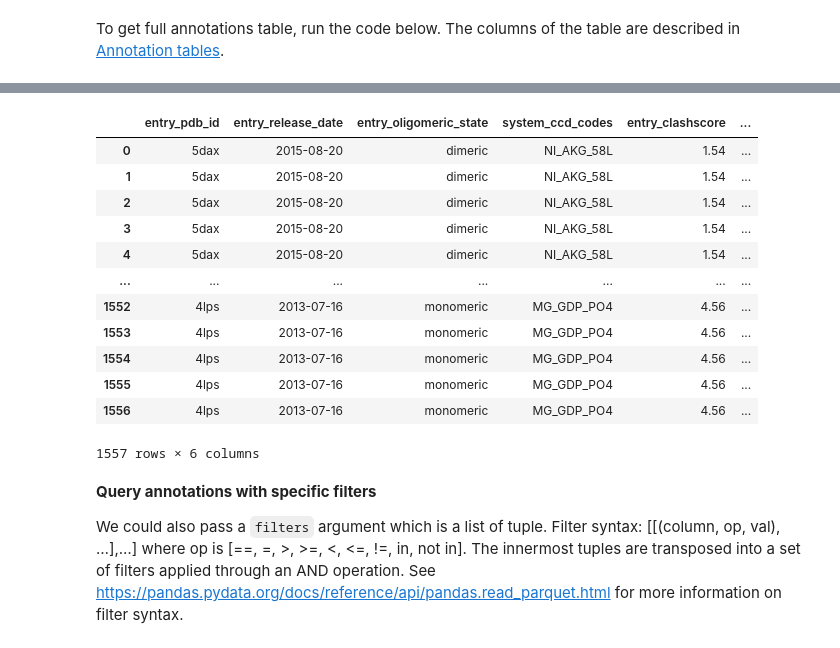
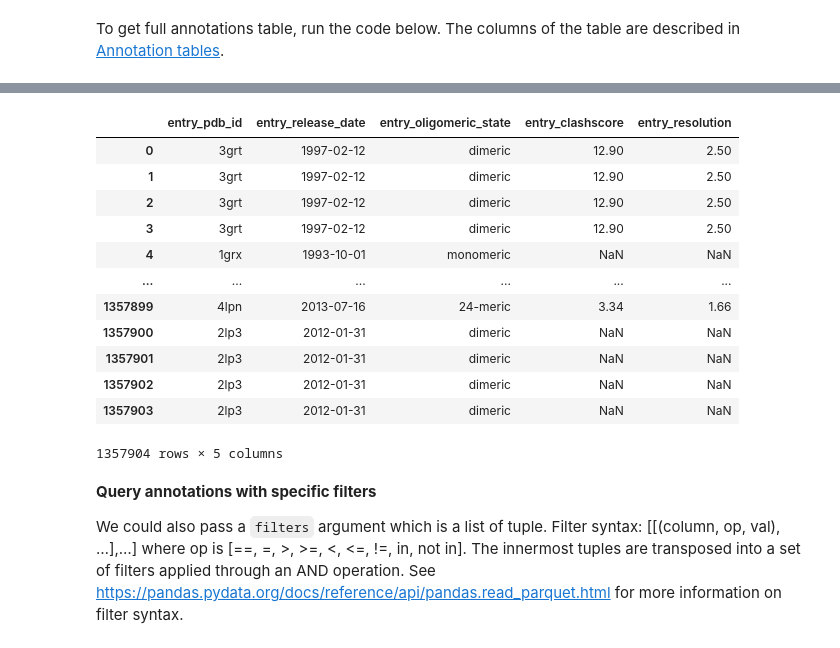
Before and after one commit to plinder-org/plinder, a Jupyter notebook: docs/tutorial/api.ipynb, the cells around one changed output, grey strips where cells are left out. Cells and saved outputs as stored; diff of their text form; code cells hidden in the pictures.

```diff
--- a/docs/tutorial/api.ipynb
+++ b/docs/tutorial/api.ipynb
@@ -148,6 +147,6 @@ query_index()
 # %%
 # Get specific columns from the annotation table
 cols_of_interest = ['entry_pdb_id', 'entry_release_date', 'entry_oligomeric_state',
-'system_ccd_codes', 'entry_clashscore', 'entry_resolution']
+'entry_clashscore', 'entry_resolution']
 query_index(columns=cols_of_interest)
 # %% [output]
@@ -155,16 +154,16 @@ query_index(columns=cols_of_interest)
-|  | entry_pdb_id | entry_release_date | entry_oligomeric_state | system_ccd_codes | entry_clashscore | ... |
-| 0 | 5dax | 2015-08-20 | dimeric | NI_AKG_58L | 1.54 | ... |
-| 1 | 5dax | 2015-08-20 | dimeric | NI_AKG_58L | 1.54 | ... |
-| 2 | 5dax | 2015-08-20 | dimeric | NI_AKG_58L | 1.54 | ... |
-| 3 | 5dax | 2015-08-20 | dimeric | NI_AKG_58L | 1.54 | ... |
-| 4 | 5dax | 2015-08-20 | dimeric | NI_AKG_58L | 1.54 | ... |
-| ... | ... | ... | ... | ... | ... | ... |
-| 1552 | 4lps | 2013-07-16 | monomeric | MG_GDP_PO4 | 4.56 | ... |
-| 1553 | 4lps | 2013-07-16 | monomeric | MG_GDP_PO4 | 4.56 | ... |
-| 1554 | 4lps | 2013-07-16 | monomeric | MG_GDP_PO4 | 4.56 | ... |
-| 1555 | 4lps | 2013-07-16 | monomeric | MG_GDP_PO4 | 4.56 | ... |
-| 1556 | 4lps | 2013-07-16 | monomeric | MG_GDP_PO4 | 4.56 | ... |
+|  | entry_pdb_id | entry_release_date | entry_oligomeric_state | entry_clashscore | entry_resolution |
+| 0 | 3grt | 1997-02-12 | dimeric | 12.90 | 2.50 |
+| 1 | 3grt | 1997-02-12 | dimeric | 12.90 | 2.50 |
+| 2 | 3grt | 1997-02-12 | dimeric | 12.90 | 2.50 |
+| 3 | 3grt | 1997-02-12 | dimeric | 12.90 | 2.50 |
+| 4 | 1grx | 1993-10-01 | monomeric | NaN | NaN |
+| ... | ... | ... | ... | ... | ... |
+| 1357899 | 4lpn | 2013-07-16 | 24-meric | 3.34 | 1.66 |
+| 1357900 | 2lp3 | 2012-01-31 | dimeric | NaN | NaN |
+| 1357901 | 2lp3 | 2012-01-31 | dimeric | NaN | NaN |
+| 1357902 | 2lp3 | 2012-01-31 | dimeric | NaN | NaN |
+| 1357903 | 2lp3 | 2012-01-31 | dimeric | NaN | NaN |
-1557 rows × 6 columns
+1357904 rows × 5 columns
 # %% [markdown]
 **Query annotations with specific filters** <br>
 
```
Also changed, not shown: parts of 20 cells of this notebook.
